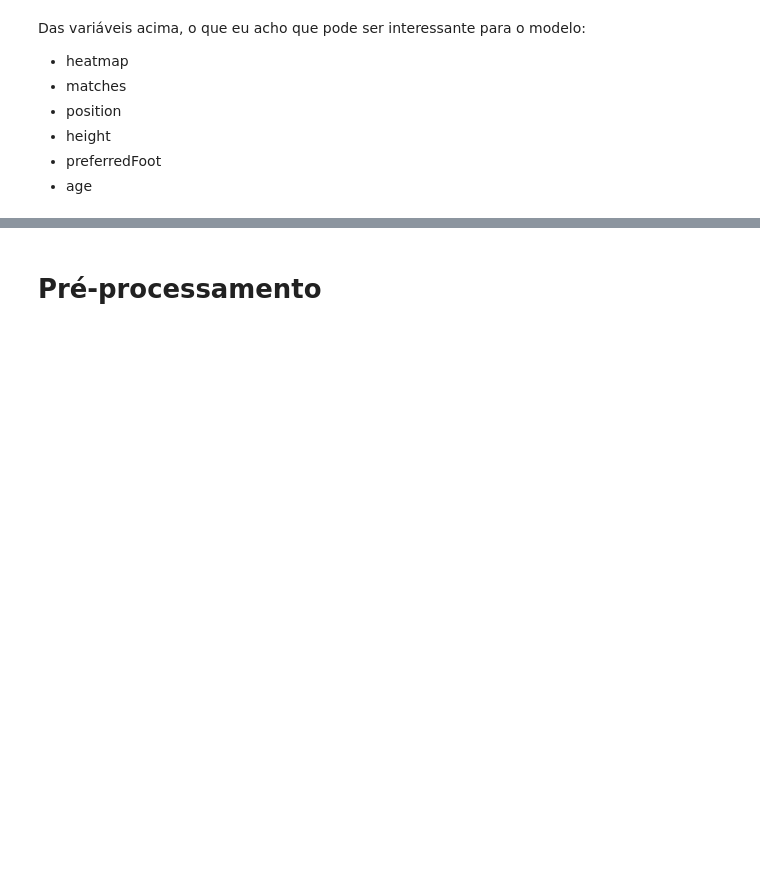
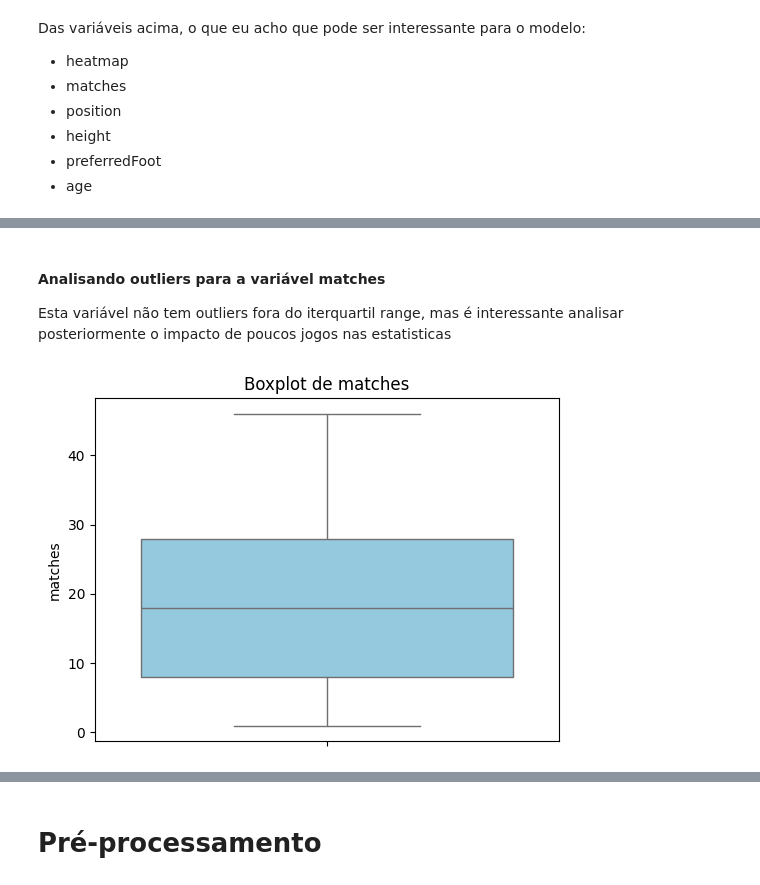
Before and after one commit to Yaak3/TCC2, a Jupyter notebook: Notebooks/analysis.ipynb, the cells around one changed output, grey strips where cells are left out. Cells and saved outputs as stored; diff of their text form; code cells hidden in the pictures; blank space fills up the shorter version.

```diff
--- a/Notebooks/analysis.ipynb
+++ b/Notebooks/analysis.ipynb
@@ -604,2 +727,2 @@ Das variáveis acima, o que eu acho que pode ser interessante para o modelo:
 # %%
-df_player_characteristics = df_player_characteristics[['matches', 'position', 'height', 'preferredFoot', 'age']].copy()
+df_player_characteristics[df_player_characteristics['age'] == 15]
@@ -668,0 +733,8 @@ df[df['name'] == 'Paulinho']
+# %% [markdown]
+#### Analisando outliers para a variável matches
+
+Esta variável não tem outliers fora do iterquartil range, mas é interessante analisar posteriormente o impacto de poucos jogos nas estatisticas
+# %%
+generic_plot_boxplots(df_player_characteristics, ['matches'])
+# %% [output]
+[figure, added]
```
Also changed, not shown: parts of 57 cells of this notebook, 2 other files.
